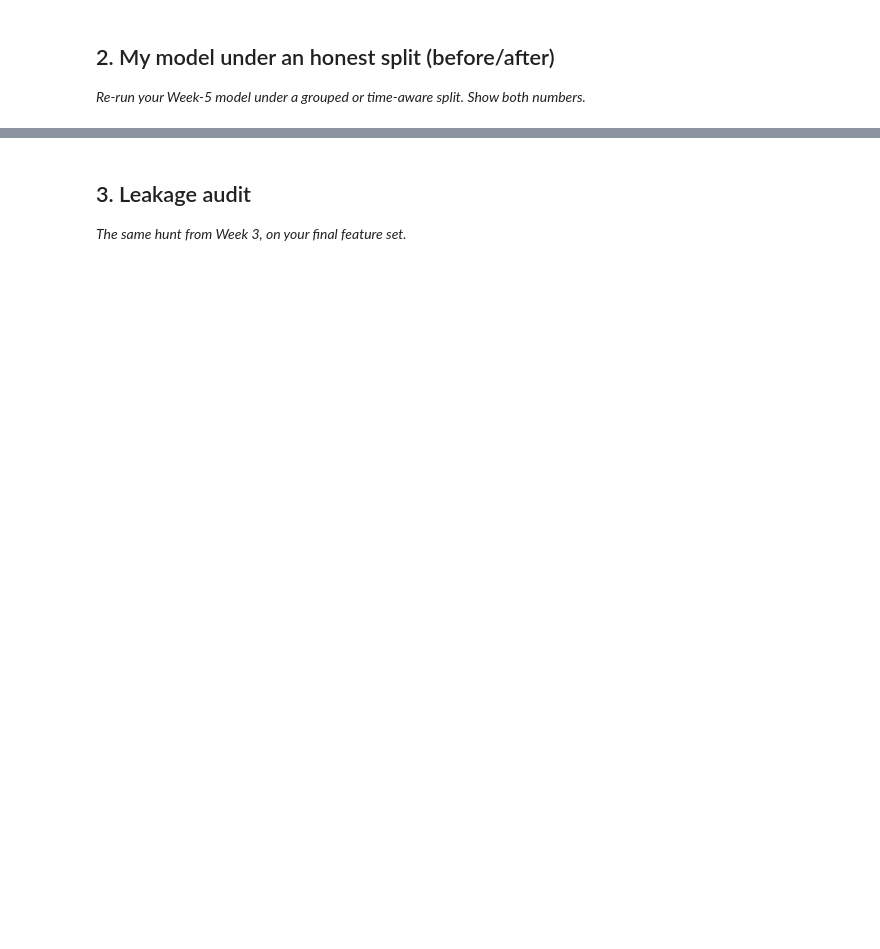
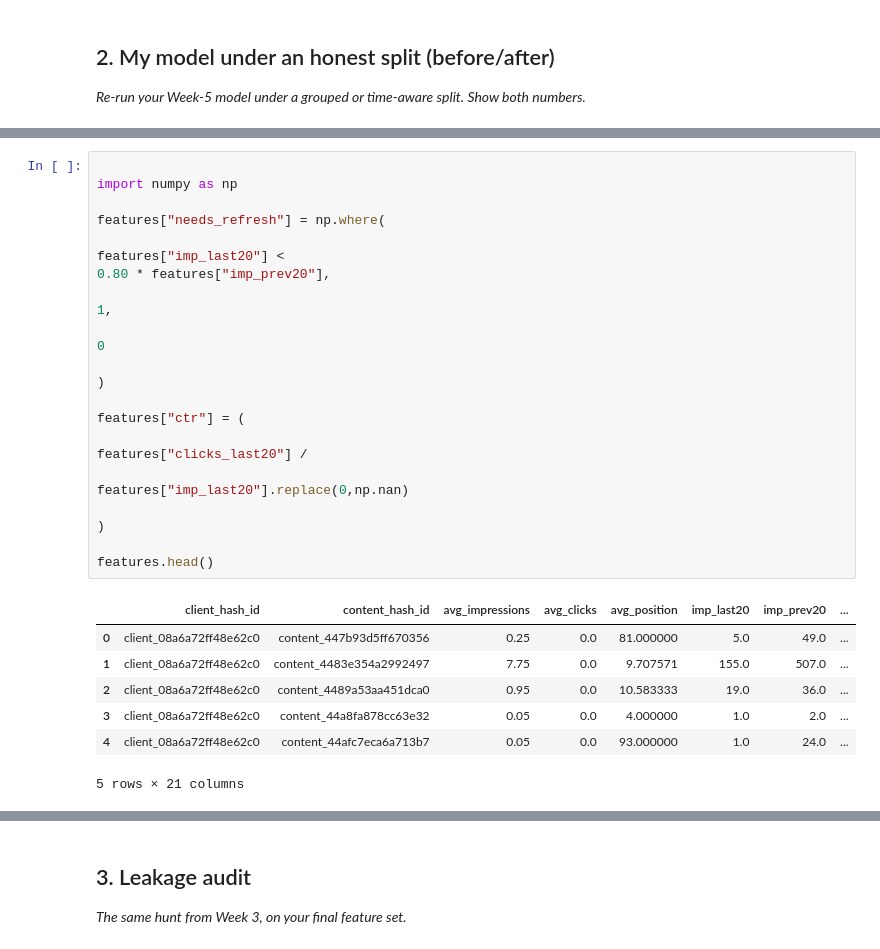
Before and after one commit to 133Haseeb/MLflyrankhaseeb, a Jupyter notebook: work/notebooks/w06_validation_audit.ipynb, the cells around one changed output, grey strips where cells are left out. Drawn from its saved outputs; the diff is of its cells as text; blank space fills up the shorter version.

```diff
--- a/work/notebooks/w06_validation_audit.ipynb
+++ b/work/notebooks/w06_validation_audit.ipynb
@@ -185,0 +211,32 @@ Confusion Matrix
+# %%
+
+import numpy as np
+
+features["needs_refresh"] = np.where(
+
+features["imp_last20"] <
+0.80 * features["imp_prev20"],
+
+1,
+
+0
+
+)
+
+features["ctr"] = (
+
+features["clicks_last20"] /
+
+features["imp_last20"].replace(0,np.nan)
+
+)
+
+features.head()
+# %% [output]
+|  | client_hash_id | content_hash_id | avg_impressions | avg_clicks | avg_position | imp_last20 | imp_prev20 | ... |
+| 0 | client_08a6a72ff48e62c0 | content_447b93d5ff670356 | 0.25 | 0.0 | 81.000000 | 5.0 | 49.0 | ... |
+| 1 | client_08a6a72ff48e62c0 | content_4483e354a2992497 | 7.75 | 0.0 | 9.707571 | 155.0 | 507.0 | ... |
+| 2 | client_08a6a72ff48e62c0 | content_4489a53aa451dca0 | 0.95 | 0.0 | 10.583333 | 19.0 | 36.0 | ... |
+| 3 | client_08a6a72ff48e62c0 | content_44a8fa878cc63e32 | 0.05 | 0.0 | 4.000000 | 1.0 | 2.0 | ... |
+| 4 | client_08a6a72ff48e62c0 | content_44afc7eca6a713b7 | 0.05 | 0.0 | 93.000000 | 1.0 | 24.0 | ... |
+5 rows × 21 columns
```
Also changed, not shown: parts of 9 cells of this notebook.
